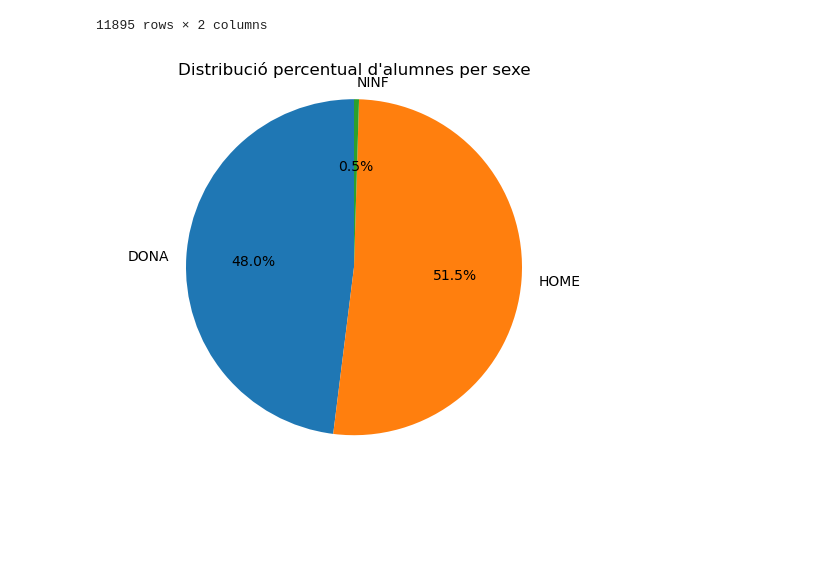
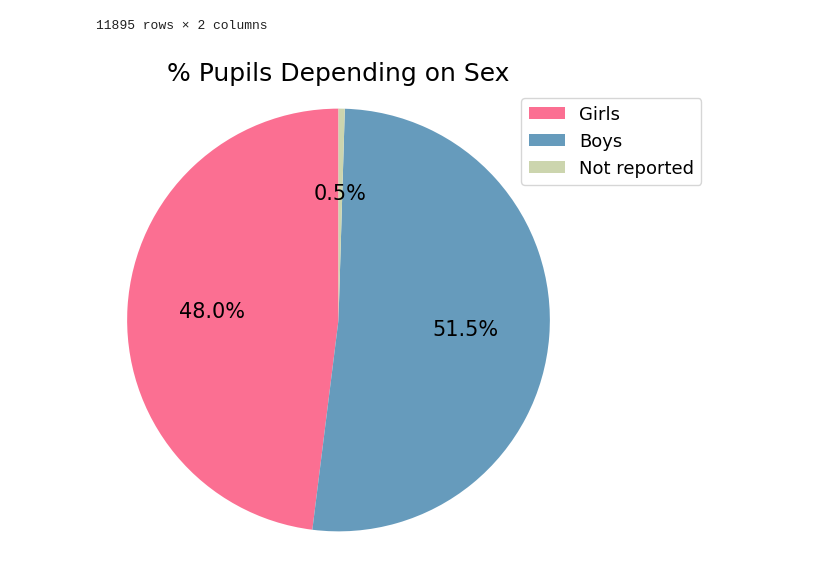
Before and after one commit to annaszymanskicortes/truco-o-dato, a Jupyter notebook: notebook_julia.ipynb, the cells around one changed output. Saved outputs shown, nothing was run; the diff lists cells and outputs as text; code cells hidden in the pictures; blank space fills up the shorter version.

```diff
--- a/notebook_julia.ipynb
+++ b/notebook_julia.ipynb
@@ -112,18 +112,42 @@ df_sex
 11895 rows × 2 columns
 # %%
 df_sex_sum = df_sex.groupby("Sexe")["Alumnes avaluats"].sum()
-df_sex_sum
-
 percent = df_sex_sum / df_sex_sum.sum()*100
 
-# Datos
-labels = percent.index
-sizes = percent.values
+# Diccionario de traducción
+translate = {
+    "HOME": "Boys",
+    "DONA": "Girls",
+    "NINF": "Not reported",
+    "Altres": "Others"
+}
 
-# Crear gráfico circular
-plt.pie(sizes, labels=labels, autopct='%1.1f%%', startangle=90)
-plt.title('Distribució percentual d\'alumnes per sexe')
-plt.axis('equal')  # hace que el círculo se vea redondo
+# Gráfico sin etiquetas en el pie
+plt.figure(figsize=(6,6))
+wedges, texts, autotexts = plt.pie(
+    sizes,
+    labels=None,            # ❗ quitamos las etiquetas dentro
+    autopct='%1.1f%%',
+    startangle=90,
+    colors=colors[:len(sizes)]
+)
+
+# Agregar la leyenda
+plt.legend(
+    wedges,
+    labels,
+    fontsize=13,
+    loc="upper right",
+    bbox_to_anchor=(1.3, 1)
+)
+
+# Cambiar el tamaño del porcentaje
+for autotext in autotexts:
+    autotext.set_fontsize(15)     # << CAMBIA AQUÍ EL TAMAÑO
+    autotext.set_color("black")   # opcional
+
+plt.title('% Pupils Depending on Sex',fontsize=18)
+plt.axis('equal')
 plt.show()
 # %% [output]
-[figure, old version]
+[figure, new version]
```
Also changed, not shown: parts of 3 cells of this notebook, 2 other files.
